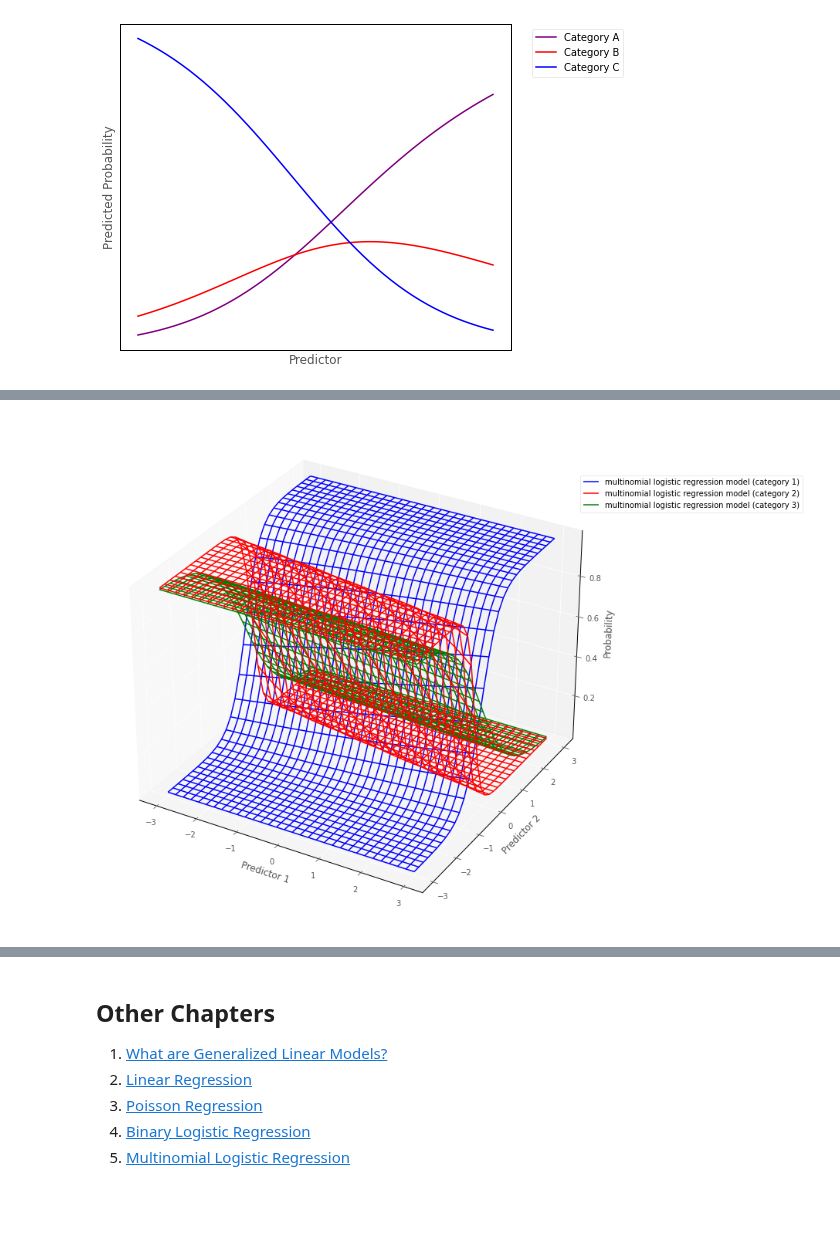
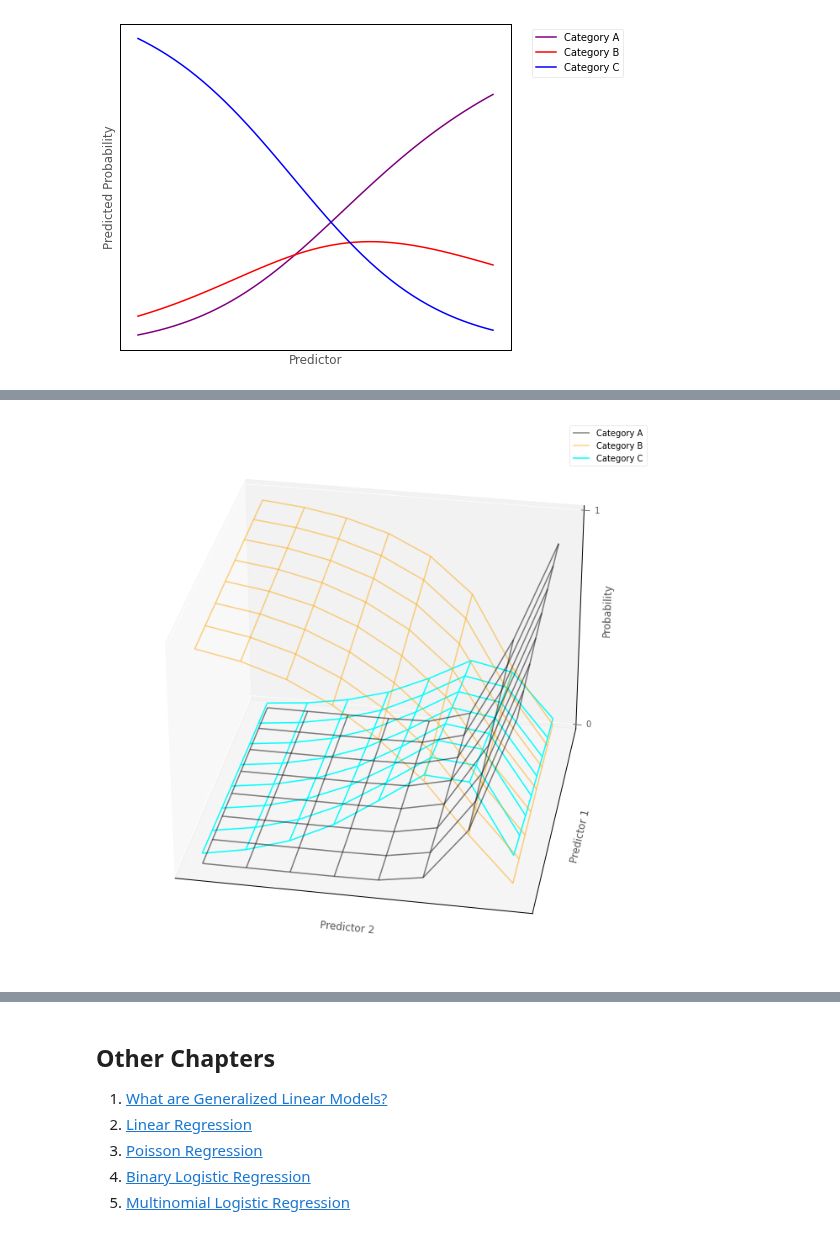
Before and after one commit to pxr687/islands_generalized_linear_models, a Jupyter notebook: 5_multinomial_logistic_regression.ipynb, the cells around one changed output, grey strips where cells are left out. Drawn from its saved outputs; the diff is of its cells as text; code cells hidden in the pictures; blank space fills up the shorter version.

```diff
--- a/5_multinomial_logistic_regression.ipynb
+++ b/5_multinomial_logistic_regression.ipynb
@@ -258,5 +326,7 @@ islands_GLM.scatter_prob_subplots(mod, df)
 # %%
 # show how multinomial logistic regression works in multiple dimensions
-islands_GLM.multinomial_wireframe()
+islands_GLM.three_D_model_plot_multinomial('income', 'biological_sex_dummy',
+                   'religion_dummy', 2.5185199239560534, -0.030011667415127917, -1.0302006835581514, -0.5366928830869722, 0.008857262577209785, -0.7421731046952662,
+                  df, legend_loc = (1,1), wireframe_only = True, azim = 100)
 # %% [output]
-[figure, old version]
+[figure, new version]
```
Also changed, not shown: parts of 34 cells of this notebook, 5 other files.
